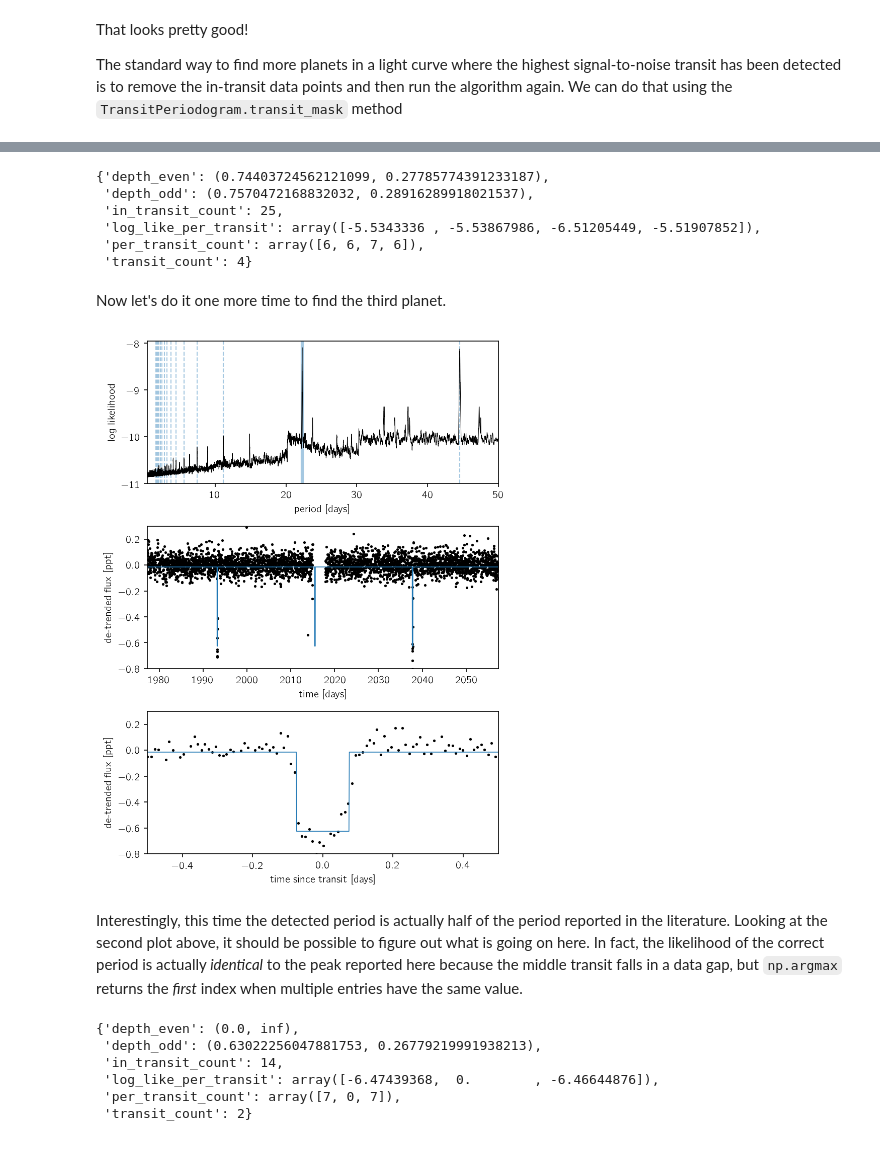
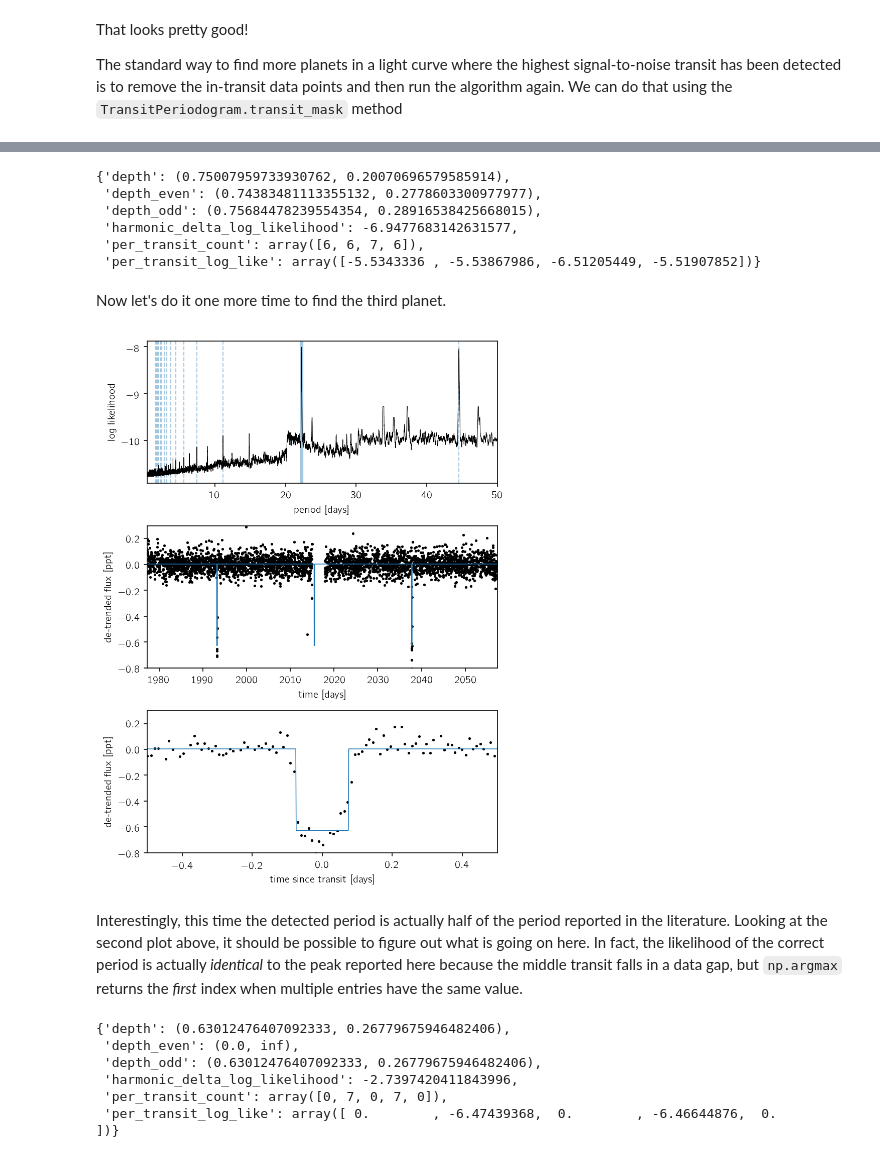
Before and after one commit to dfm/bls.py, a Jupyter notebook: tutorial.ipynb, the cells around one changed output, grey strips where cells are left out. Saved outputs shown, nothing was run; the diff lists cells and outputs as text; code cells hidden in the pictures.

```diff
--- a/tutorial.ipynb
+++ b/tutorial.ipynb
@@ -182,7 +183,7 @@ The standard way to find more planets in a light curve where the highest signal-
 We can do that using the `TransitPeriodogram.transit_mask` method
 # %%
 # Find the in-transit points using a longer duration as a buffer to avoid ingress and egress
-in_transit = model.transit_mask(t, period, 1.5*duration, t0)
+in_transit = model.transit_mask(t, period, 2*duration, t0)
 
 # Re-run the algorithm, and plot the results
 model2 = TransitPeriodogram(t[~in_transit], y_filt[~in_transit])
@@ -215,7 +216,7 @@ ax.set_ylabel("log likelihood")
 ax = axes[1]
 ax.plot(t[~in_transit], y_filt[~in_transit], ".k", ms=3)
 x = np.linspace(t.min(), t.max(), 3*len(t))
-f = model.model(x, period2, duration2, t02)
+f = model2.model(x, period2, duration2, t02)
 ax.plot(x, f, lw=0.75)
 ax.set_xlim(t.min(), t.max())
 ax.set_ylim(-0.9, 0.4)
@@ -227,7 +228,7 @@ x = (t[~in_transit] - t02 + 0.5*period2) % period2 - 0.5*period2
 m = np.abs(x) < 0.5
 ax.plot(x[m], y_filt[~in_transit][m], ".k", ms=3)
 x = np.linspace(-0.5, 0.5, 1000)
-f = model.model(x + t02, period2, duration2, t02)
+f = model2.model(x + t02, period2, duration2, t02)
 ax.plot(x, f, lw=0.75)
 ax.set_xlim(-0.5, 0.5)
 ax.set_xlabel("time since transit [days]")
@@ -237,16 +238,16 @@ ax.set_ylabel("de-trended flux [ppt]");
 # %%
 model2.compute_stats(period2, duration2, t02)
 # %% [output]
-{'depth_even': (0.74403724562121099, 0.27785774391233187),
- 'depth_odd': (0.7570472168832032, 0.28916289918021537),
- 'in_transit_count': 25,
- 'log_like_per_transit': array([-5.5343336 , -5.53867986, -6.51205449, -5.51907852]),
+{'depth': (0.75007959733930762, 0.20070696579585914),
+ 'depth_even': (0.74383481113355132, 0.2778603300977977),
+ 'depth_odd': (0.75684478239554354, 0.28916538425668015),
+ 'harmonic_delta_log_likelihood': -6.9477683142631577,
  'per_transit_count': array([6, 6, 7, 6]),
- 'transit_count': 4}
+ 'per_transit_log_like': array([-5.5343336 , -5.53867986, -6.51205449, -5.51907852])}
 # %% [markdown]
 Now let's do it one more time to find the third planet.
 # %%
-in_transit2 = in_transit | model2.transit_mask(t, period2, 1.5*duration2, t02)
+in_transit2 = in_transit | model2.transit_mask(t, period2, 2*duration2, t02)
 
 # Re-run the algorithm, and plot the results
 model3 = TransitPeriodogram(t[~in_transit2], y_filt[~in_transit2])
@@ -268,36 +269,36 @@ for n in range(2, 15):
     ax.axvline(n*period3, alpha=0.4, lw=1, linestyle="dashed")
     ax.axvline(period3 / n, alpha=0.4, lw=1, linestyle="dashed")
 
 # Plot the periodogram
 ax.plot(results3.period, results3.power, "k", lw=0.5)
 
 ax.set_xlim(results3.period.min(), results3.period.max())
 ax.set_xlabel("period [days]")
 ax.set_ylabel("log likelihood")
 
 ax = axes[1]
 ax.plot(t[~in_transit2], y_filt[~in_transit2], ".k", ms=3)
 x = np.linspace(t.min(), t.max(), 3*len(t))
-f = model.model(x, period3, duration3, t03)
+f = model3.model(x, period3, duration3, t03)
 ax.plot(x, f, lw=0.75)
 ax.set_xlim(t.min(), t.max())
 ax.set_ylim(-0.8, 0.3)
 ax.set_xlabel("time [days]")
 ax.set_ylabel("de-trended flux [ppt]")
 
 ax = axes[2]
 x = (t[~in_transit2] - t03 + 0.5*period3) % period3 - 0.5*period3
 m = np.abs(x) < 0.5
 ax.plot(x[m], y_filt[~in_transit2][m], ".k", ms=3)
 x = np.linspace(-0.5, 0.5, 1000)
-f = model.model(x + t03, period3, duration3, t03)
+f = model3.model(x + t03, period3, duration3, t03)
 ax.plot(x, f, lw=0.75)
 ax.set_xlim(-0.5, 0.5)
 ax.set_ylim(-0.8, 0.3)
 ax.set_xlabel("time since transit [days]")
 ax.set_ylabel("de-trended flux [ppt]");
 # %% [output]
-[figure, old version]
+[figure, new version]
 # %% [markdown]
 Interestingly, this time the detected period is actually half of the period reported in the literature.
 Looking at the second plot above, it should be possible to figure out what is going on here.
@@ -305,9 +306,9 @@ In fact, the likelihood of the correct period is actually *identical* to the pea
 # %%
 model3.compute_stats(period3, duration3, t03)
 # %% [output]
-{'depth_even': (0.0, inf),
- 'depth_odd': (0.63022256047881753, 0.26779219991938213),
- 'in_transit_count': 14,
- 'log_like_per_transit': array([-6.47439368,  0.        , -6.46644876]),
- 'per_transit_count': array([7, 0, 7]),
- 'transit_count': 2}
+{'depth': (0.63012476407092333, 0.26779675946482406),
+ 'depth_even': (0.0, inf),
+ 'depth_odd': (0.63012476407092333, 0.26779675946482406),
+ 'harmonic_delta_log_likelihood': -2.7397420411843996,
+ 'per_transit_count': array([0, 7, 0, 7, 0]),
+ 'per_transit_log_like': array([ 0.        , -6.47439368,  0.        , -6.46644876,  0.        ])}
```
Also changed, not shown: parts of 6 cells of this notebook, 2 other files.
